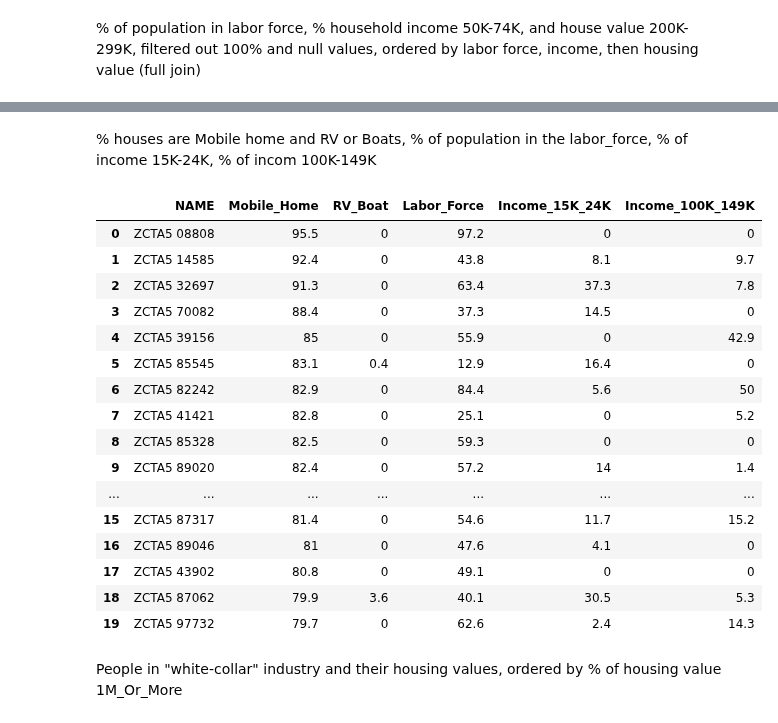
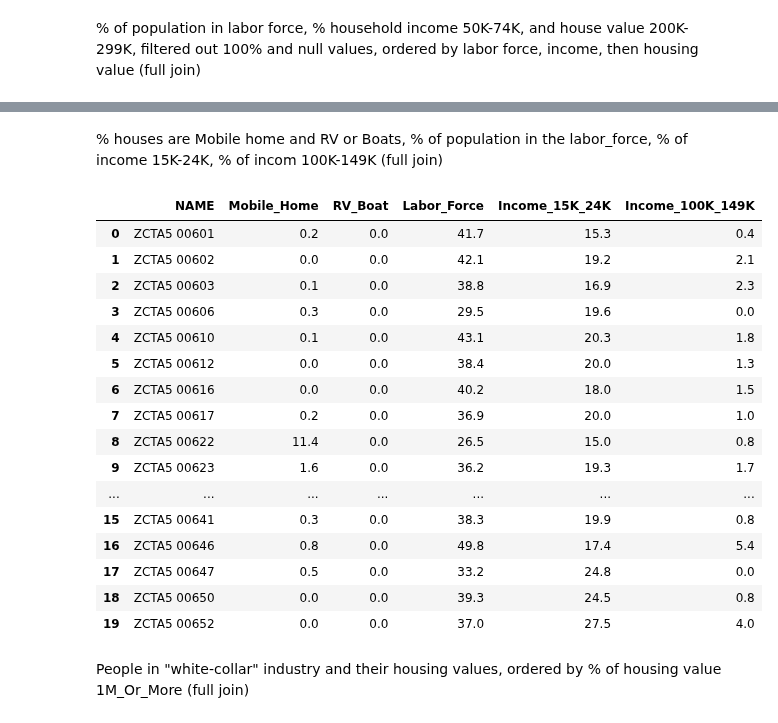
Before and after one commit to xindixu/US-demographic-analysis, a Jupyter notebook: primary-data/acs_2018_joins.ipynb, the cells around one changed output, grey strips where cells are left out. Saved outputs shown, nothing was run; the diff lists cells and outputs as text; code cells hidden in the pictures.

```diff
--- a/primary-data/acs_2018_joins.ipynb
+++ b/primary-data/acs_2018_joins.ipynb
@@ -32,33 +32,33 @@ limit 20
 # %% [markdown]
-% houses are Mobile home and RV or Boats, % of population in the labor_force, % of income 15K-24K, % of incom 100K-149K
+% houses are Mobile home and RV or Boats, % of population in the labor_force, % of income 15K-24K, % of incom 100K-149K (full join)
 # %%
 %%bigquery
-select e.NAME, DP04_0014PE as Mobile_Home, DP04_0015PE as RV_Boat, DP03_0002PE as Labor_Force, DP03_0054PE as Income_15K_24K, DP03_0059PE as Income_100K_149K
-from `acs_2018_staging.economics` as e
-join `acs_2018_staging.housing` as h
-on e.NAME = h.NAME
-where DP04_0014PE != '-' and DP04_0015PE != '-' and DP03_0002PE != '-' and DP03_0054PE != '-' and DP04_0014PE != '100' and DP04_0015PE != '100' and DP03_0002PE != '100' and DP03_0054PE != '100'
-order by cast(DP04_0014PE as FLOAT64) desc, cast(DP03_0002PE as FLOAT64) desc, cast(DP03_0054PE as FLOAT64) desc
+select i.NAME, hu.DP04_0014PE as Mobile_Home, hu.DP04_0015PE as RV_Boat, lfs.DP03_0002PE as Labor_Force,
+i.DP03_0054PE as Income_15K_24K, i.DP03_0059PE as Income_100K_149K
+from `acs_2018_modeled.Income` as i
+full join acs_2018_modeled.Housing_Unit as hu on i.NAME = hu.NAME
+full join acs_2018_modeled.Labor_Force_Stats lfs on hu.NAME = lfs.NAME
+order by i.NAME
 limit 20
 # %% [output]
 |  | NAME | Mobile_Home | RV_Boat | Labor_Force | Income_15K_24K | Income_100K_149K |
-| 0 | ZCTA5 08808 | 95.5 | 0 | 97.2 | 0 | 0 |
-| 1 | ZCTA5 14585 | 92.4 | 0 | 43.8 | 8.1 | 9.7 |
-| 2 | ZCTA5 32697 | 91.3 | 0 | 63.4 | 37.3 | 7.8 |
-| 3 | ZCTA5 70082 | 88.4 | 0 | 37.3 | 14.5 | 0 |
-| 4 | ZCTA5 39156 | 85 | 0 | 55.9 | 0 | 42.9 |
-| 5 | ZCTA5 85545 | 83.1 | 0.4 | 12.9 | 16.4 | 0 |
-| 6 | ZCTA5 82242 | 82.9 | 0 | 84.4 | 5.6 | 50 |
-| 7 | ZCTA5 41421 | 82.8 | 0 | 25.1 | 0 | 5.2 |
-| 8 | ZCTA5 85328 | 82.5 | 0 | 59.3 | 0 | 0 |
-| 9 | ZCTA5 89020 | 82.4 | 0 | 57.2 | 14 | 1.4 |
+| 0 | ZCTA5 00601 | 0.2 | 0.0 | 41.7 | 15.3 | 0.4 |
+| 1 | ZCTA5 00602 | 0.0 | 0.0 | 42.1 | 19.2 | 2.1 |
+| 2 | ZCTA5 00603 | 0.1 | 0.0 | 38.8 | 16.9 | 2.3 |
+| 3 | ZCTA5 00606 | 0.3 | 0.0 | 29.5 | 19.6 | 0.0 |
+| 4 | ZCTA5 00610 | 0.1 | 0.0 | 43.1 | 20.3 | 1.8 |
+| 5 | ZCTA5 00612 | 0.0 | 0.0 | 38.4 | 20.0 | 1.3 |
+| 6 | ZCTA5 00616 | 0.0 | 0.0 | 40.2 | 18.0 | 1.5 |
+| 7 | ZCTA5 00617 | 0.2 | 0.0 | 36.9 | 20.0 | 1.0 |
+| 8 | ZCTA5 00622 | 11.4 | 0.0 | 26.5 | 15.0 | 0.8 |
+| 9 | ZCTA5 00623 | 1.6 | 0.0 | 36.2 | 19.3 | 1.7 |
 | ... | ... | ... | ... | ... | ... | ... |
-| 15 | ZCTA5 87317 | 81.4 | 0 | 54.6 | 11.7 | 15.2 |
-| 16 | ZCTA5 89046 | 81 | 0 | 47.6 | 4.1 | 0 |
-| 17 | ZCTA5 43902 | 80.8 | 0 | 49.1 | 0 | 0 |
-| 18 | ZCTA5 87062 | 79.9 | 3.6 | 40.1 | 30.5 | 5.3 |
-| 19 | ZCTA5 97732 | 79.7 | 0 | 62.6 | 2.4 | 14.3 |
+| 15 | ZCTA5 00641 | 0.3 | 0.0 | 38.3 | 19.9 | 0.8 |
+| 16 | ZCTA5 00646 | 0.8 | 0.0 | 49.8 | 17.4 | 5.4 |
+| 17 | ZCTA5 00647 | 0.5 | 0.0 | 33.2 | 24.8 | 0.0 |
+| 18 | ZCTA5 00650 | 0.0 | 0.0 | 39.3 | 24.5 | 0.8 |
+| 19 | ZCTA5 00652 | 0.0 | 0.0 | 37.0 | 27.5 | 4.0 |
 # %% [markdown]
-People in "white-collar" industry and their housing values, ordered by % of housing value 1M_Or_More
+People in "white-collar" industry and their housing values, ordered by % of housing value 1M_Or_More (full join)
 # %%
 %%bigquery
```
Also changed, not shown: parts of 11 cells of this notebook.
